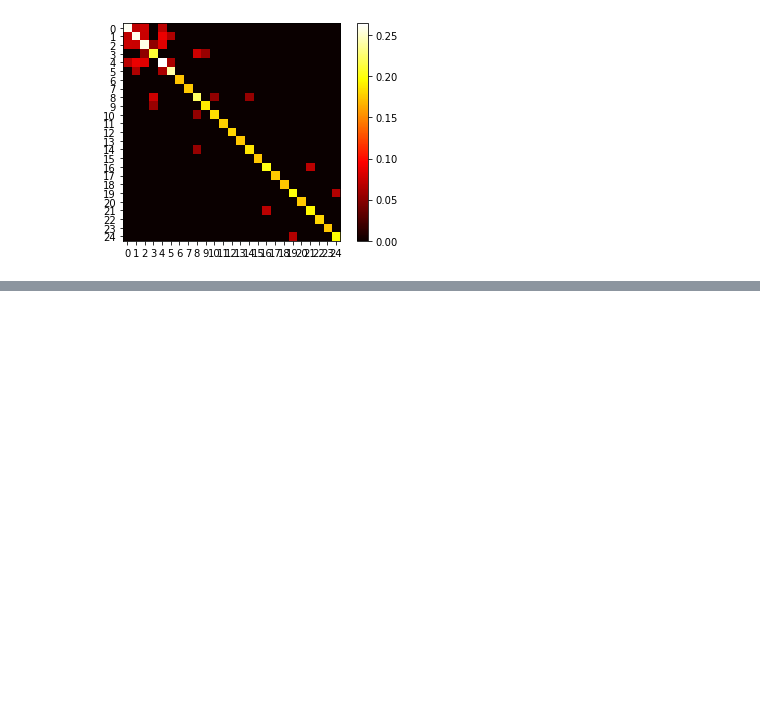
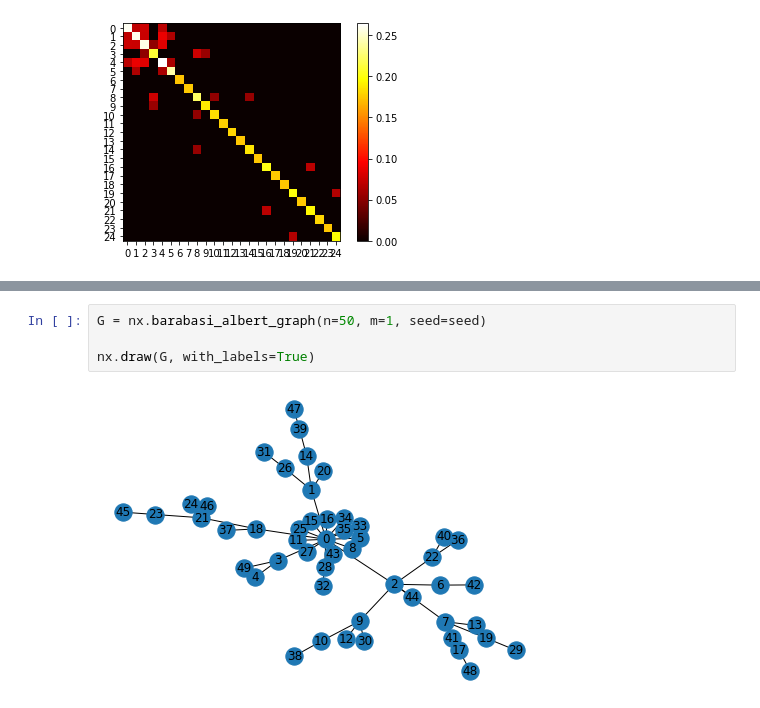
Before and after one commit to zelhar/baproject, a Jupyter notebook: ba/exploration_of_propagation_in_small_graphs.ipynb, the cells around one changed output, grey strips where cells are left out. Drawn from its saved outputs; the diff is of its cells as text; blank space fills up the shorter version.

```diff
--- a/ba/exploration_of_propagation_in_small_graphs.ipynb
+++ b/ba/exploration_of_propagation_in_small_graphs.ipynb
@@ -177,0 +189,6 @@ plt.show()
+# %%
+G = nx.barabasi_albert_graph(n=50, m=1, seed=seed)
+
+nx.draw(G, with_labels=True)
+# %% [output]
+[figure, added]
```
Also changed, not shown: parts of 16 cells of this notebook, 1 other file.
